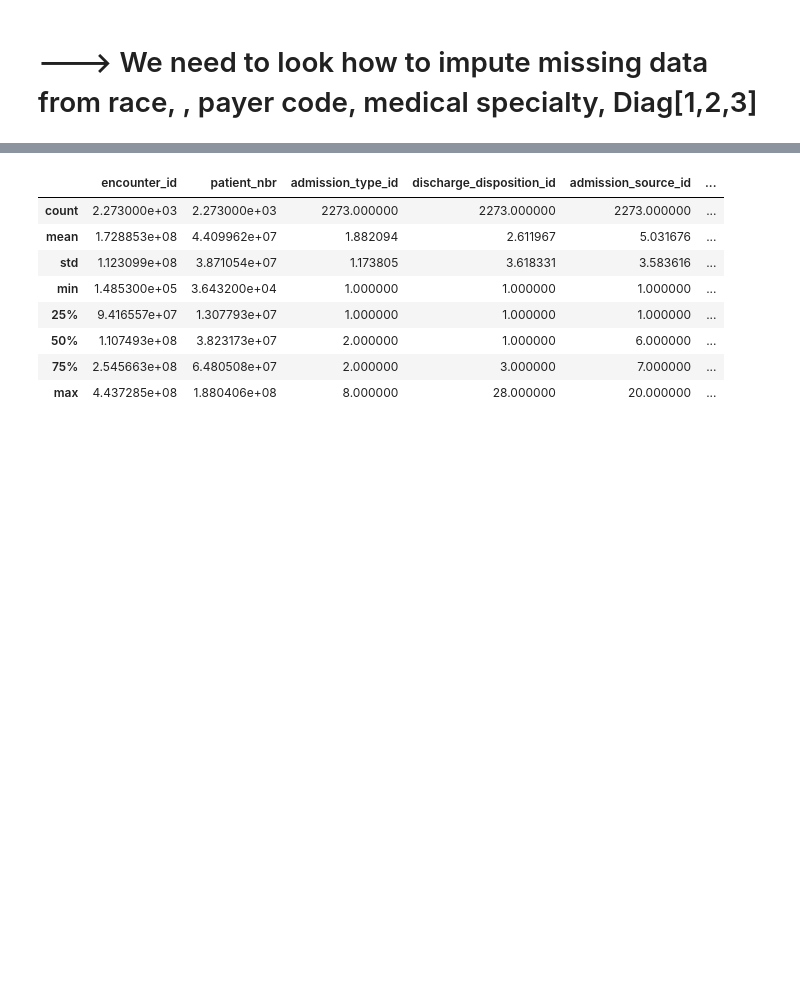
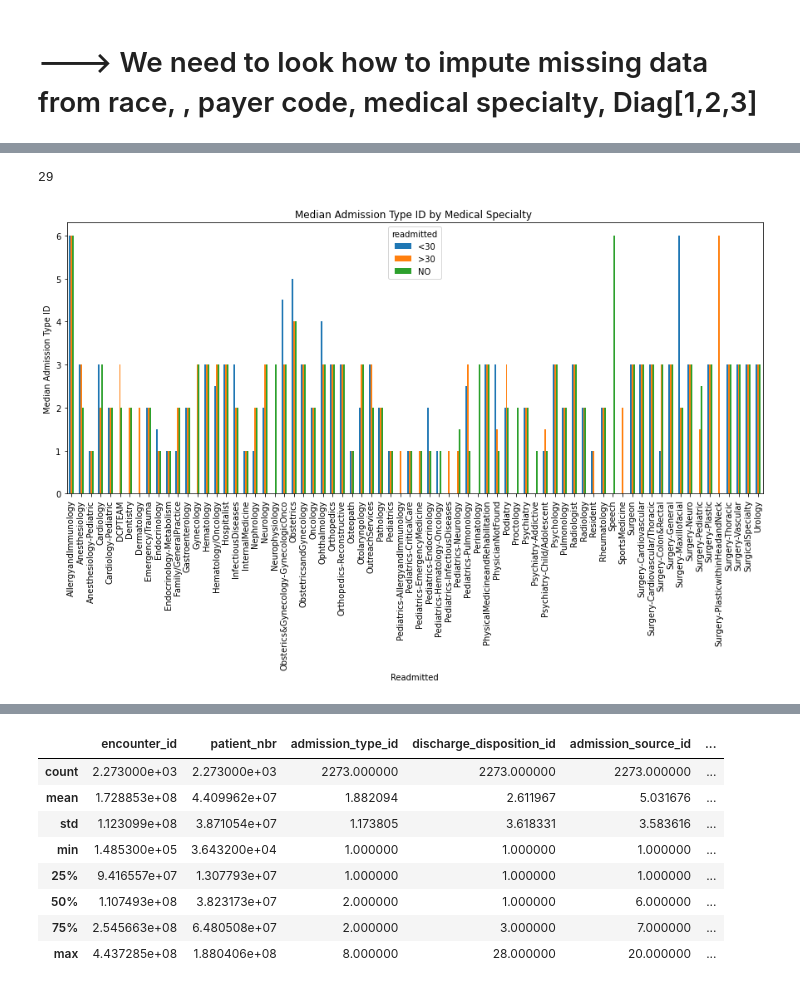
Before and after one commit to lauraah10/QW-Projects, a Jupyter notebook: Project2_QW.ipynb, the cells around one changed output, grey strips where cells are left out. Saved outputs shown, nothing was run; the diff lists cells and outputs as text; code cells hidden in the pictures; blank space fills up the shorter version.

```diff
--- a/Project2_QW.ipynb
+++ b/Project2_QW.ipynb
@@ -569,0 +172,32 @@ KeyError: None
+# %%
+p=pd.crosstab(dt['medical_specialty'], dt['readmitted'], values=dt["number_diagnoses"], aggfunc='median')
+# Too many options and no pattern was found
+len(p[(p == 9).any(axis=1)])
+
+# p.sort_values(by='NO', ascending=False).head(10)
+# %% [output]
+29
+# %%
+# Plot the transposed DataFrame
+p.plot(kind='bar', figsize=(15, 6))  # You can adjust the figure size as needed
+
+# Add labels and title
+plt.xlabel('Readmitted')
+plt.ylabel('num_medications')
+plt.title('Median num_medications by Medical Specialty ')
+
+plt.show()
+
+l=pd.crosstab(dt['medical_specialty'], dt['readmitted'], values=dt["admission_type_id"], aggfunc='median')
+
+# Plot the transposed DataFrame
+l.plot(kind='bar', figsize=(15, 6))  # You can adjust the figure size as needed
+
+# Add labels and title
+plt.xlabel('Readmitted')
+plt.ylabel('Median Admission Type ID')
+plt.title('Median Admission Type ID by Medical Specialty ')
+
+plt.show()
+# %% [output]
+[figure, added]
```
Also changed, not shown: parts of 71 cells of this notebook.
